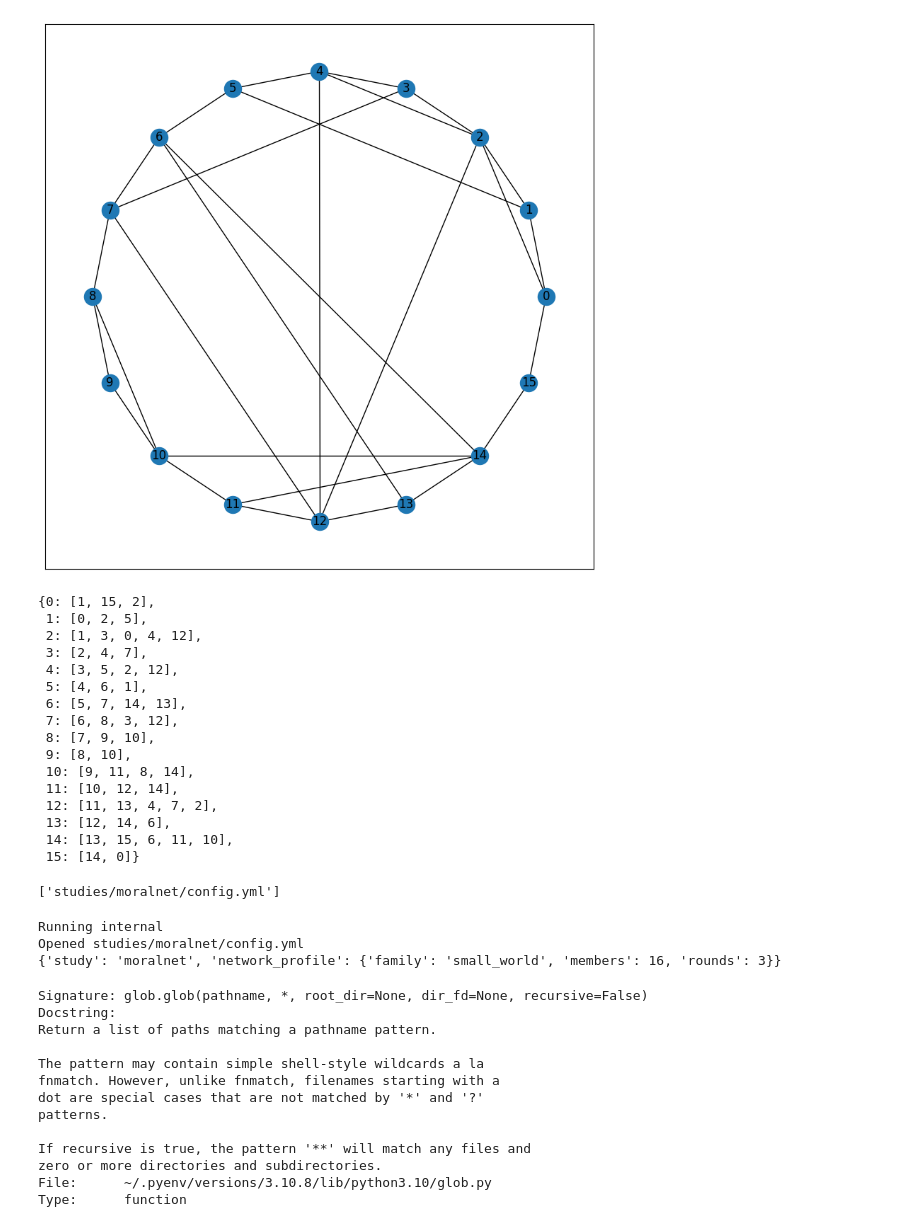
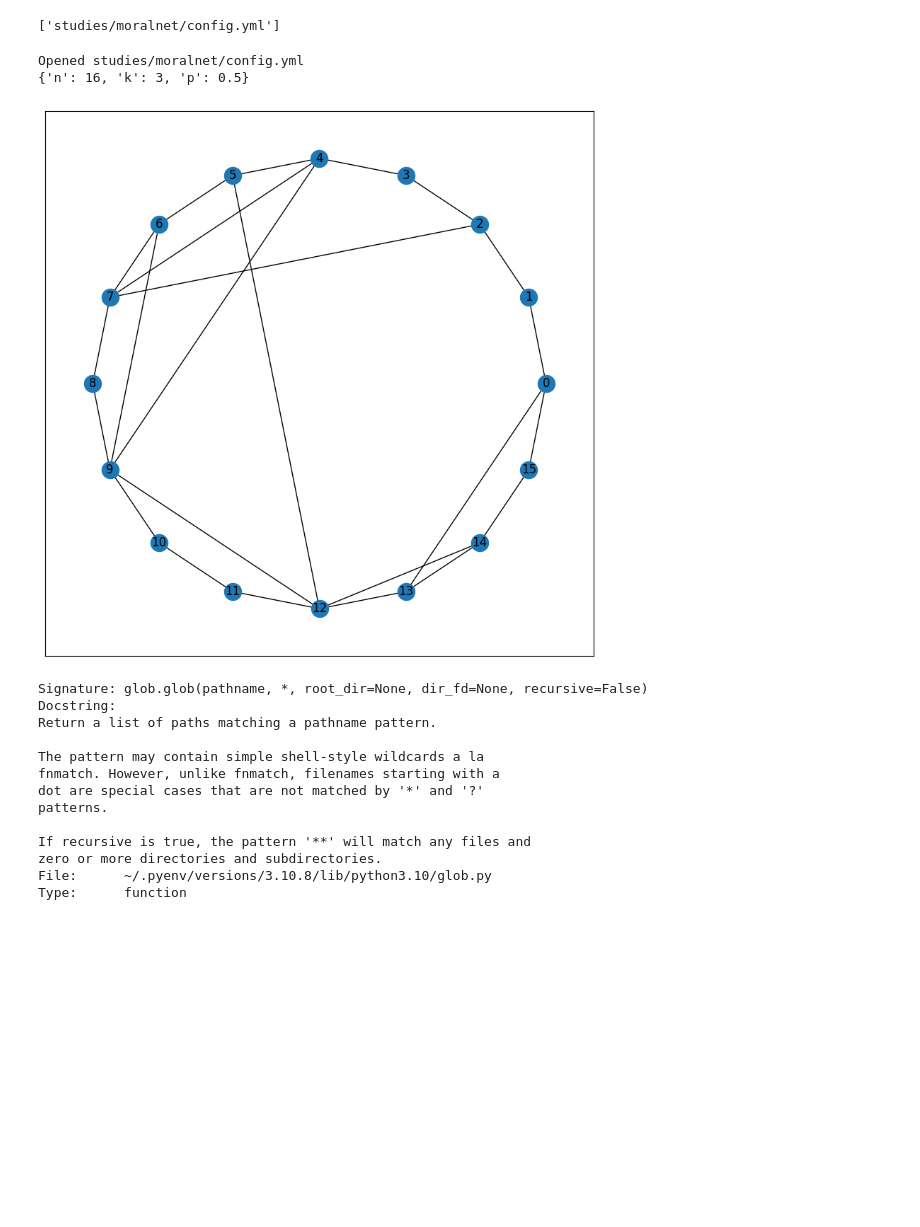
Before and after one commit to comanlab/gentopo, a Jupyter notebook: playground.ipynb, the cells around one changed output. Drawn from its saved outputs; the diff is of its cells as text; code cells hidden in the pictures; blank space fills up the shorter version.

```diff
--- a/playground.ipynb
+++ b/playground.ipynb
@@ -39,27 +12,3 @@ positions
-# %%
-plt.figure(figsize = (10, 10))
-nx.draw_networkx(graph, positions)
-# %% [output]
-[figure, removed]
-# %%
-nx.to_dict_of_lists(graph)
-# %% [output]
-{0: [1, 15, 2],
- 1: [0, 2, 5],
- 2: [1, 3, 0, 4, 12],
- 3: [2, 4, 7],
- 4: [3, 5, 2, 12],
- 5: [4, 6, 1],
- 6: [5, 7, 14, 13],
- 7: [6, 8, 3, 12],
- 8: [7, 9, 10],
- 9: [8, 10],
- 10: [9, 11, 8, 14],
- 11: [10, 12, 14],
- 12: [11, 13, 4, 7, 2],
- 13: [12, 14, 6],
- 14: [13, 15, 6, 11, 10],
- 15: [14, 0]}
 # %%
 content = None
 
@@ -79,16 +28,34 @@ glob.glob("studies/*/config.yml")
 ['studies/moralnet/config.yml']
 # %%
 import yaml
+
+dispatcher = {
+    'small_world': small_world,
+}
+
 for filename in glob.glob("studies/*/config.yml"):
-    print("Running internal")
+
     with open(filename) as file:
+
         print(f"Opened {filename}")
-        config = yaml.safe_load(file)
-        print(config)
+
+        try:
+            config = yaml.safe_load(file)
+        except yaml.YAMLError as e:
+            print(e)
+
+        for network in config['networks']:
+
+            try:
+                network_generator = dispatcher[network['family']]
+            except KeyError:
+                raise ValueError('Invalid input.')
+            print(network['params'])
+            graph = network_generator(network['params'])
 # %% [output]
-Running internal
 Opened studies/moralnet/config.yml
-{'study': 'moralnet', 'network_profile': {'family': 'small_world', 'members': 16, 'rounds': 3}}
+{'n': 16, 'k': 3, 'p': 0.5}
+[figure, added]
 # %%
 glob.glob?
 # %% [output]
```
Also changed, not shown: parts of 7 cells of this notebook, 4 other files.
